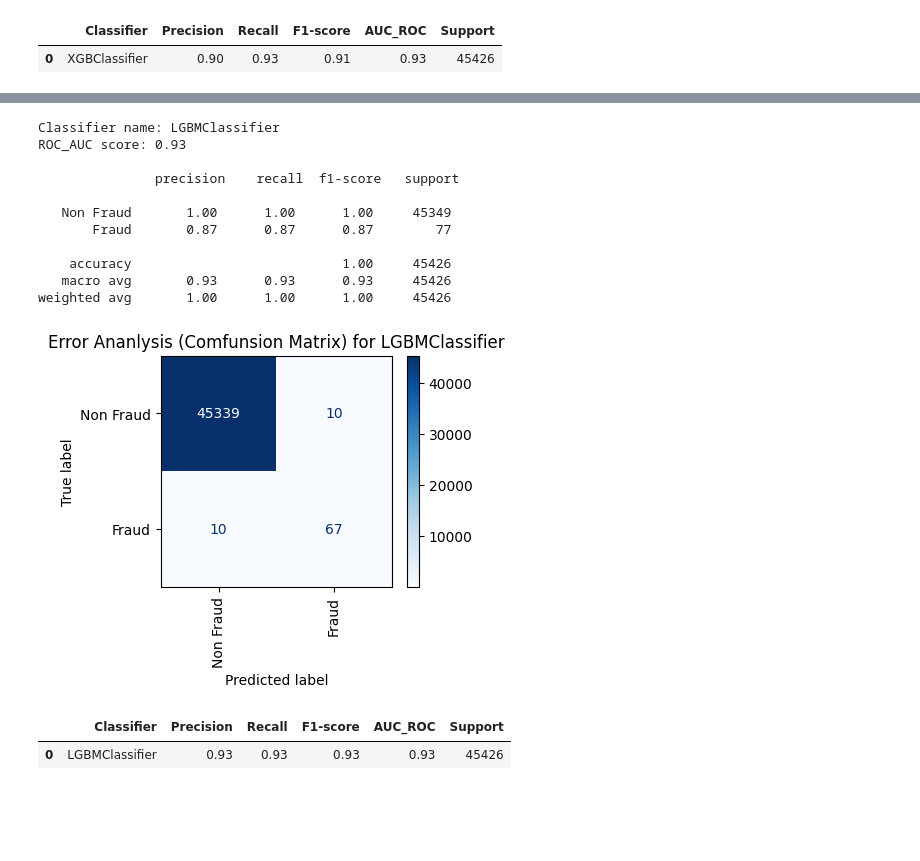
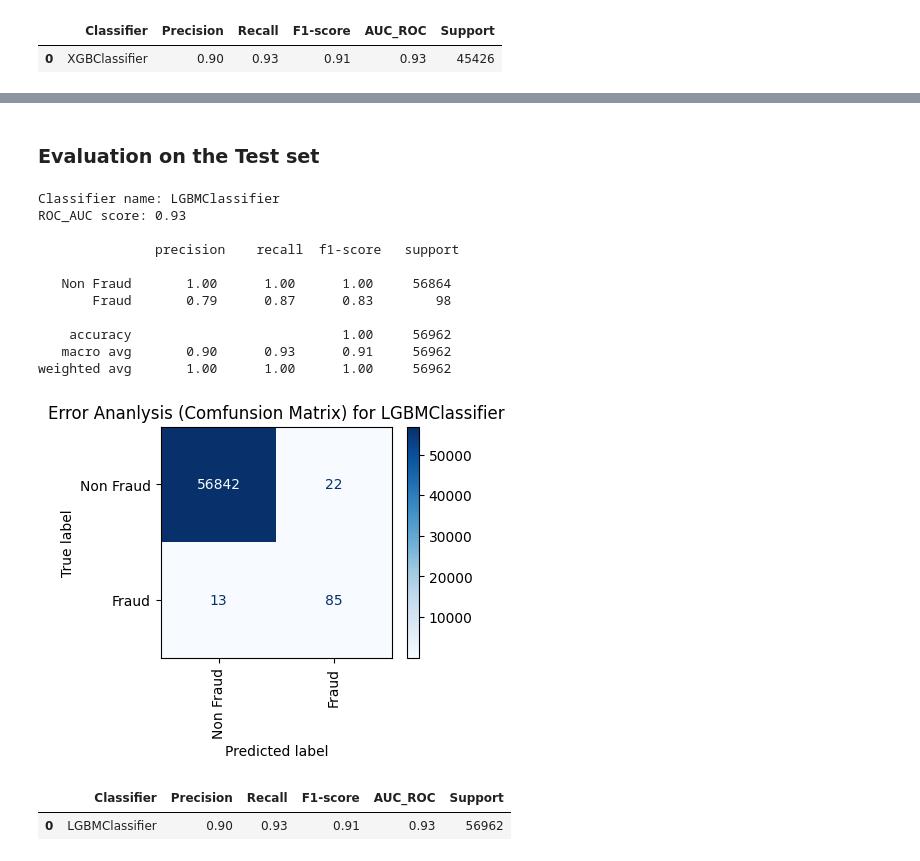
Before and after one commit to KevinChima/Credit-Card-Fraud, a Jupyter notebook: CreditCardFraud.ipynb, the cells around one changed output, grey strips where cells are left out. Cells and saved outputs as stored; diff of their text form; code cells hidden in the pictures; blank space fills up the shorter version.

Commit message:
Fixed the bug associated with evaluating the model on the testset

```diff
--- a/CreditCardFraud.ipynb
+++ b/CreditCardFraud.ipynb
@@ -758,6 +718,6 @@ class CyclicalEncoder(BaseEstimator, TransformerMixin):
 # %%
-def create_pipeline(input_shape=None, over=False, over_sampling=SMOTE(random_state=42), undersampling=RandomUnderSampler(),
-                    under=False, autoencoder=False, hidden_units=[64], encoding_units=23, kld_reg=False, selector=False, k='all'):
+def create_pipeline(input_shape=None, over=False, over_sampling=SMOTE(random_state=42), under=False, autoencoder=False,
+                    undersampling=RandomUnderSampler(), hidden_units=[64], encoding_units=23, kld_reg=False):
 
     # create a transformer for categorical features
     def hour_cat_pipeline():
@@ -1346,19 +1336,21 @@ weighted avg       1.00      1.00      1.00     45426
+# %% [markdown]
+### Evaluation on the Test set
 # %%
-train_evaluate(dict(models[3:4]), X_train=X_train[selected_features], X_val=X_val[selected_features],over=True,
+train_evaluate(dict(models[3:4]), X_train=X_train[selected_features], test_set=True, X_val=X_val[selected_features],over=True,
                over_sampling=SMOTE(sampling_strategy=.5, k_neighbors=10), cm=True,
-                under=True, undersampling=RandomUnderSampler(sampling_strategy=.5), labels=labels, eval_report=True)
+                under=True, undersampling=RandomUnderSampler(sampling_strategy=.5), labels=labels, class_report=True)
 # %% [output]
 Classifier name: LGBMClassifier
 ROC_AUC score: 0.93
 
                precision    recall  f1-score   support
 
-   Non Fraud       1.00      1.00      1.00     45349
-       Fraud       0.87      0.87      0.87        77
+   Non Fraud       1.00      1.00      1.00     56864
+       Fraud       0.79      0.87      0.83        98
 
-    accuracy                           1.00     45426
-   macro avg       0.93      0.93      0.93     45426
-weighted avg       1.00      1.00      1.00     45426
+    accuracy                           1.00     56962
+   macro avg       0.90      0.93      0.91     56962
+weighted avg       1.00      1.00      1.00     56962
-[figure, old version]
+[figure, new version]
 |  | Classifier | Precision | Recall | F1-score | AUC_ROC | Support |
-| 0 | LGBMClassifier | 0.93 | 0.93 | 0.93 | 0.93 | 45426 |
+| 0 | LGBMClassifier | 0.90 | 0.93 | 0.91 | 0.93 | 56962 |
```
Also changed, not shown: parts of 16 cells of this notebook.
